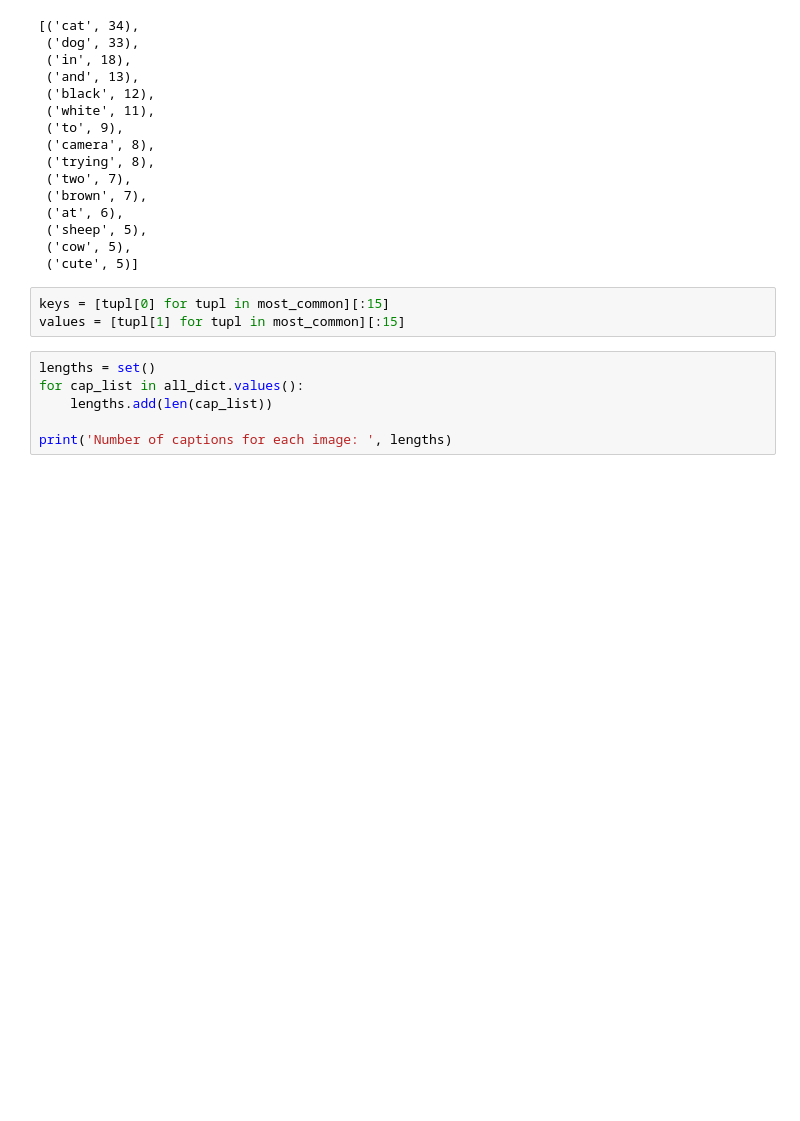
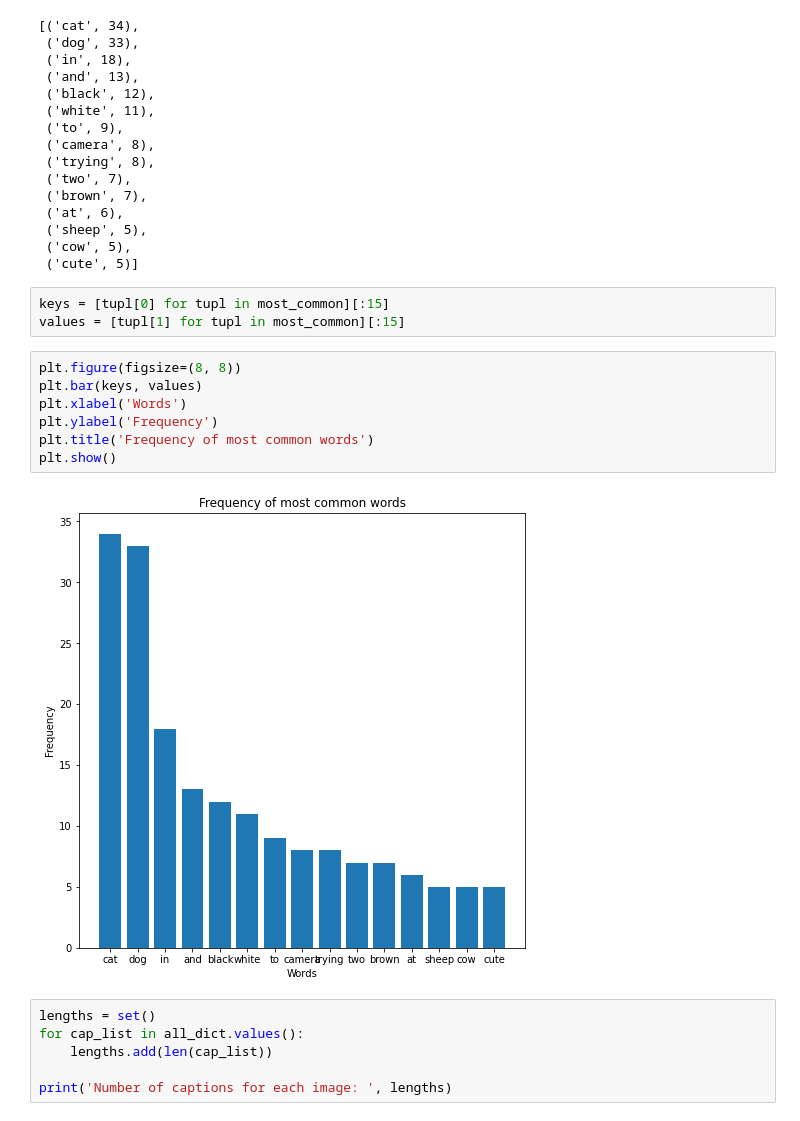
Before and after one commit to CSCI4850/s21-team4-project, a Jupyter notebook: ImageCaptionGenerator.ipynb, the cells around one changed output. Drawn from its saved outputs; the diff is of its cells as text; blank space fills up the shorter version.

```diff
--- a/ImageCaptionGenerator.ipynb
+++ b/ImageCaptionGenerator.ipynb
@@ -109,6 +124,15 @@ most_common[:15]
 # %%
 keys = [tupl[0] for tupl in most_common][:15]
 values = [tupl[1] for tupl in most_common][:15]
+# %%
+plt.figure(figsize=(8, 8))
+plt.bar(keys, values)
+plt.xlabel('Words')
+plt.ylabel('Frequency')
+plt.title('Frequency of most common words')
+plt.show()
+# %% [output]
+[figure, added]
 # %%
 lengths = set()
 for cap_list in all_dict.values():
```
Also changed, not shown: parts of 17 cells of this notebook, 1 other file.
